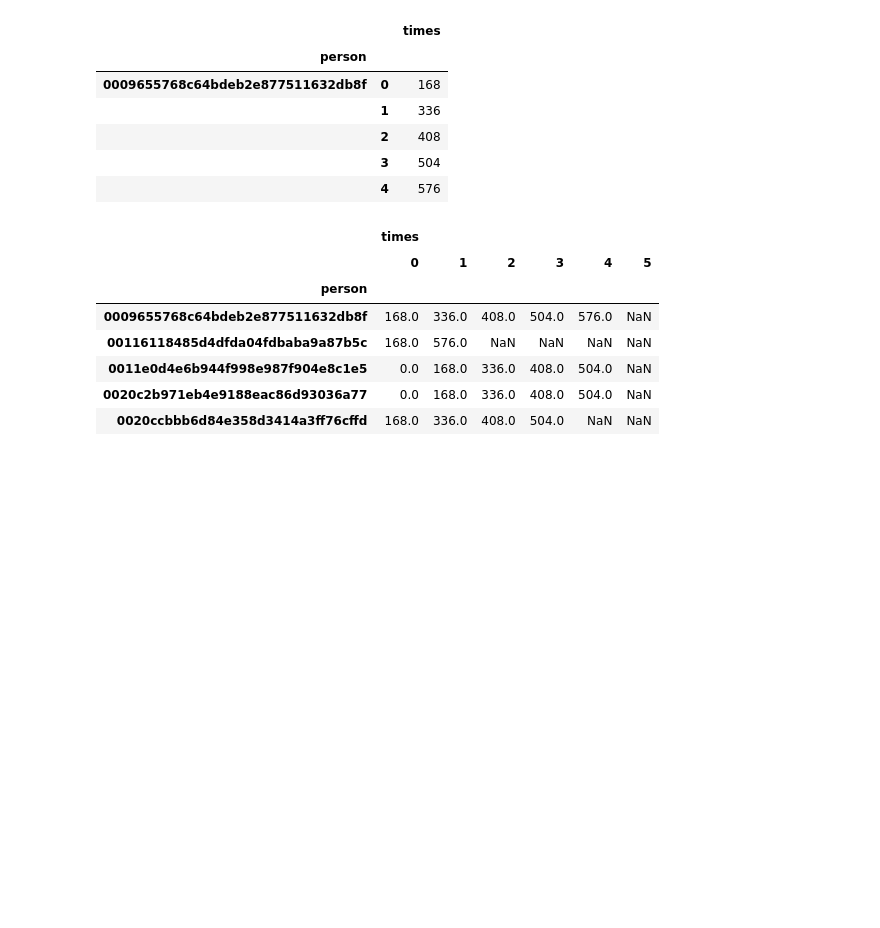
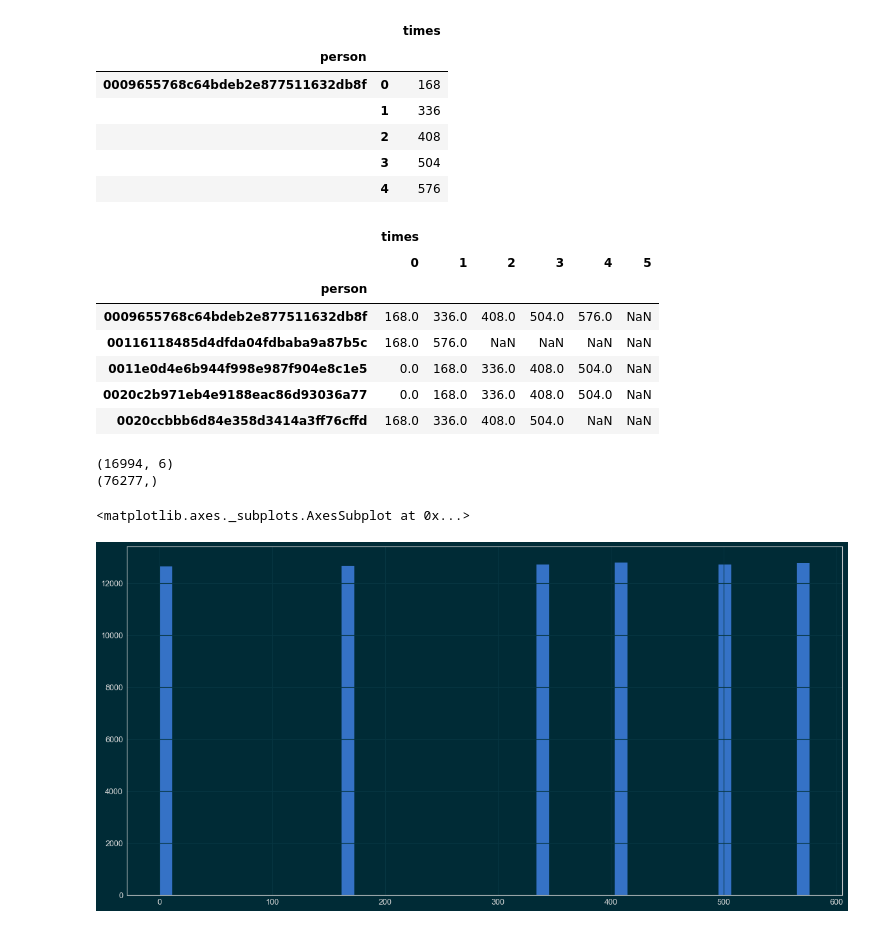
Before and after one commit to mtasende/starbucks-advertising, a Jupyter notebook: notebooks/scratchpad/001-mt-eda.ipynb, the cells around one changed output. Cells and saved outputs as stored; diff of their text form; code cells hidden in the pictures; blank space fills up the shorter version.

```diff
--- a/notebooks/scratchpad/001-mt-eda.ipynb
+++ b/notebooks/scratchpad/001-mt-eda.ipynb
@@ -531,3 +534,17 @@ tt.head()
 | 0011e0d4e6b944f998e987f904e8c1e5 | 0.0 | 168.0 | 336.0 | 408.0 | 504.0 | NaN |
 | 0020c2b971eb4e9188eac86d93036a77 | 0.0 | 168.0 | 336.0 | 408.0 | 504.0 | NaN |
 | 0020ccbbb6d84e358d3414a3ff76cffd | 168.0 | 336.0 | 408.0 | 504.0 | NaN | NaN |
+# %%
+send_times = tt.values.flatten()
+print(tt.shape)
+send_times = send_times[~np.isnan(send_times)]
+print(send_times.shape)
+# %% [output]
+(16994, 6)
+(76277,)
+# %%
+send_times = pd.Series(send_times)
+send_times.hist(bins=50)
+# %% [output]
+<matplotlib.axes._subplots.AxesSubplot at 0x...>
+[figure, added]
```
Also changed, not shown: parts of 22 cells of this notebook.
